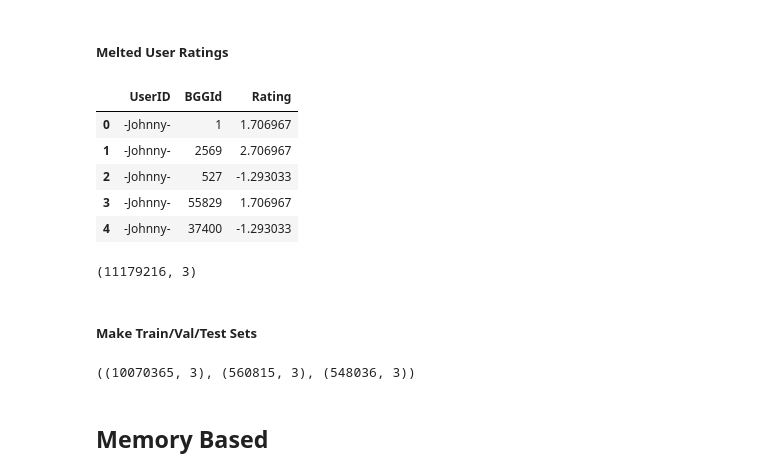
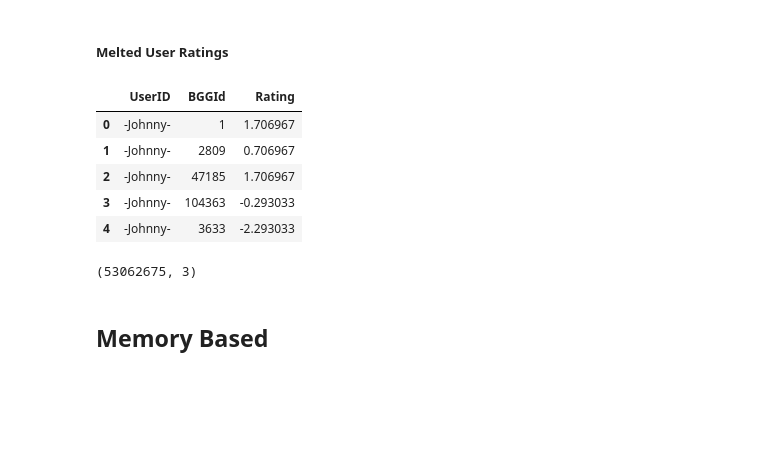
Before and after one commit to threnjen/boardgamegeek, a Jupyter notebook: BGG08_Collaborative_Filtering.ipynb, the cells around one changed output. Drawn from its saved outputs; the diff is of its cells as text; code cells hidden in the pictures; blank space fills up the shorter version.

```diff
--- a/BGG08_Collaborative_Filtering.ipynb
+++ b/BGG08_Collaborative_Filtering.ipynb
@@ -990,19 +1128,17 @@ with open('synth_user_ratings_dictionary.json') as json_file:
 ##### Melted User Ratings
 # %%
 # load the real user ratings melted df
-synth_user_ratings_long = pd.read_pickle('synth_user_ratings_long.pkl')
-synth_user_ratings_long.head()
+synth_user_ratings_long_scaled = pd.read_pickle('synth_user_ratings_long_scaled.pkl')
+synth_user_ratings_long_scaled.head()
 # %% [output]
 |  | UserID | BGGId | Rating |
 | 0 | -Johnny- | 1 | 1.706967 |
-| 1 | -Johnny- | 2569 | 2.706967 |
-| 2 | -Johnny- | 527 | -1.293033 |
-| 3 | -Johnny- | 55829 | 1.706967 |
-| 4 | -Johnny- | 37400 | -1.293033 |
+| 1 | -Johnny- | 2809 | 0.706967 |
+| 2 | -Johnny- | 47185 | 1.706967 |
+| 3 | -Johnny- | 104363 | -0.293033 |
+| 4 | -Johnny- | 3633 | -2.293033 |
 # %%
 # check shape
-synth_user_ratings_long.shape
+synth_user_ratings_long_scaled.shape
 # %% [output]
-(11179216, 3)
+(53062675, 3)
-# %% [markdown]
-##### Make Train/Val/Test Sets
@@ -1014,7 +1145,2 @@ test_synth_ratings = synth_user_ratings_long[synth_user_ratings_long['UserID'].i
-# %%
-# check shape of train and test sets
-train_synth_ratings.shape, val_synth_ratings.shape, test_synth_ratings.shape
-# %% [output]
-((10070365, 3), (560815, 3), (548036, 3))
 # %% [markdown]
 ## Memory Based
```
Also changed, not shown: parts of 107 cells of this notebook, 5 other files.
